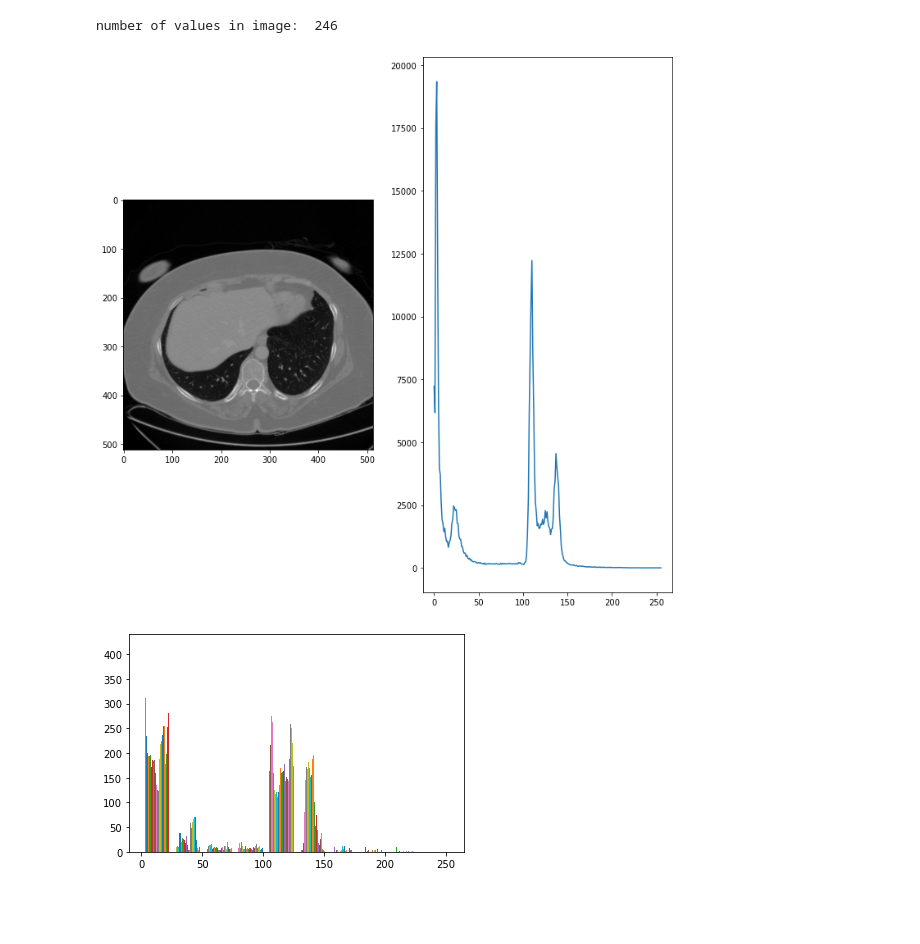
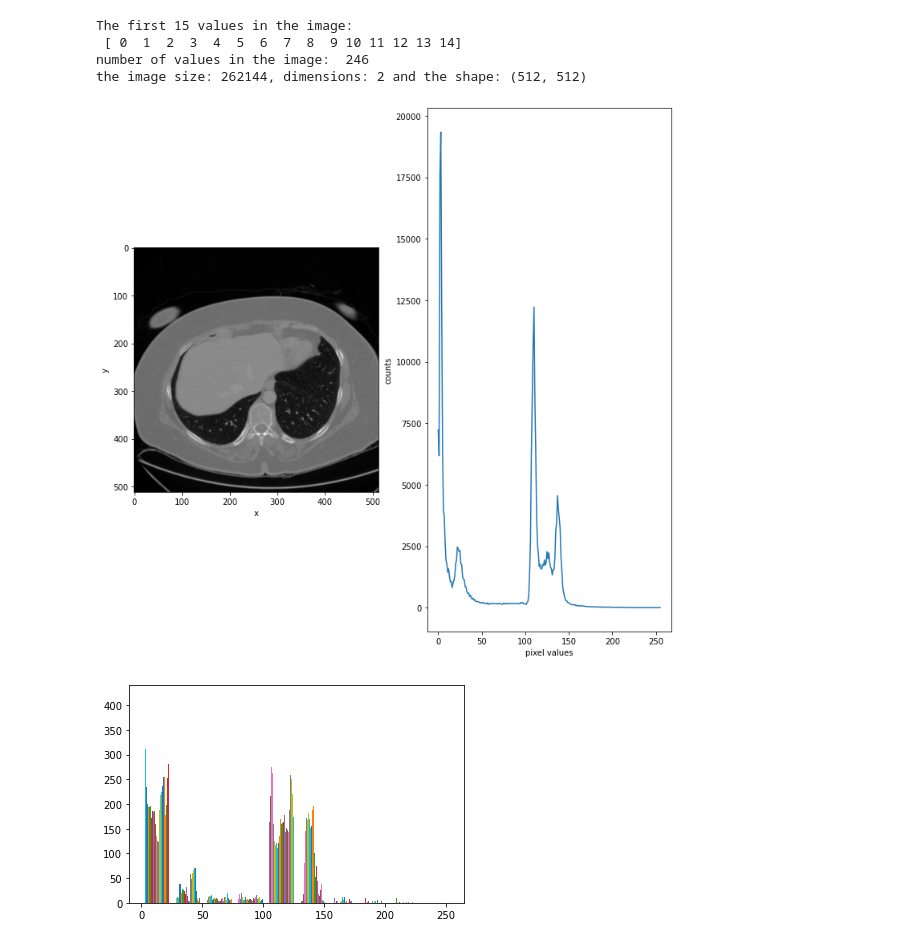
Before and after one commit to Ahmadsad/ID2211-Project, a Jupyter notebook: test.ipynb, the cells around one changed output. Drawn from its saved outputs; the diff is of its cells as text; code cells hidden in the pictures; blank space fills up the shorter version.

```diff
--- a/test.ipynb
+++ b/test.ipynb
@@ -30,12 +9,43 @@ the size: 262144, dimension: 2 and shape: (512, 512) of the image
-# %%
-print('number of values in image: ',len(np.unique(image)));
-plt.figure(figsize=(12,12))
-plt.subplot(1, 2, 1)
-plt.imshow(image, cmap='gray')
-plt.subplot(1, 2, 2)
-uniqe = np.unique(image, return_counts=True)
-plt.plot(uniqe[0],uniqe[1])
-plt.show();
-# %% [output]
-number of values in image:  246
-[figure, removed]
+# %%
+def plt_fig_hist(image):
+    plt.figure(figsize=(12,12));
+    plt.subplot(1, 2, 1);
+    plt.imshow(image, cmap='gray');
+    plt.xlabel('x');
+    plt.ylabel('y');
+    plt.subplot(1, 2, 2);
+    uniqe = np.unique(image, return_counts=True);
+    plt.plot(uniqe[0],uniqe[1]);
+    plt.xlabel('pixel values');
+    plt.ylabel('counts');
+    plt.show();
+
+def print_info(image):
+    unique = np.unique(image);
+    print('The first 15 values in the image: \n', unique[0:15]);
+    print('number of values in the image: ',len(unique));
+    print('the image size: {}, dimensions: {} and the shape: {}'.format(image.size, image.ndim, image.shape));
+
+def give_transferMatrix(scaling):
+    sx=scaling[0]
+    sy=scaling[1]
+    scale_matrix = [[sx, 0],
+                [0, sy]]
+    return scale_matrix
+
+def build_weighMatrix(image):
+    G = np.zeros((image.shape[0]**2,image.shape[1]**2))
+    fltn_img = np.abs(image.flatten()); # not sure about the absolute belopp but there exist some negative values!
+    std_img = np.std(image);
+#     r = G.shape[0]/2;
+#     r = 10;
+    for i in range(G.shape[0]):
+        for j in range(G.shape[1]):
+            intens = np.exp(-(math.sqrt(math.pow(fltn_img[i] - fltn_img[j], 2)))/std_img);
+            G[i,j] = intens;
+#             spatial = np.exp(-math.sqrt(math.pow(i-j, 2)));
+#             G[i,j] = intens*spatial;
+#             if  np.abs(i-j) > r :
+#                 G[i,j] = 0;
+
+    return G;
@@ -42,3 +54,14 @@ number of values in image:  246
+# %%
+print_info(image);
+# %% [output]
+The first 15 values in the image:
+ [ 0  1  2  3  4  5  6  7  8  9 10 11 12 13 14]
+number of values in the image:  246
+the image size: 262144, dimensions: 2 and the shape: (512, 512)
+# %%
+plt_fig_hist(image);
+# %% [output]
+[figure, added]
 # %%
 plt.hist(image)
 plt.show()
```
Also changed, not shown: parts of 31 cells of this notebook.
